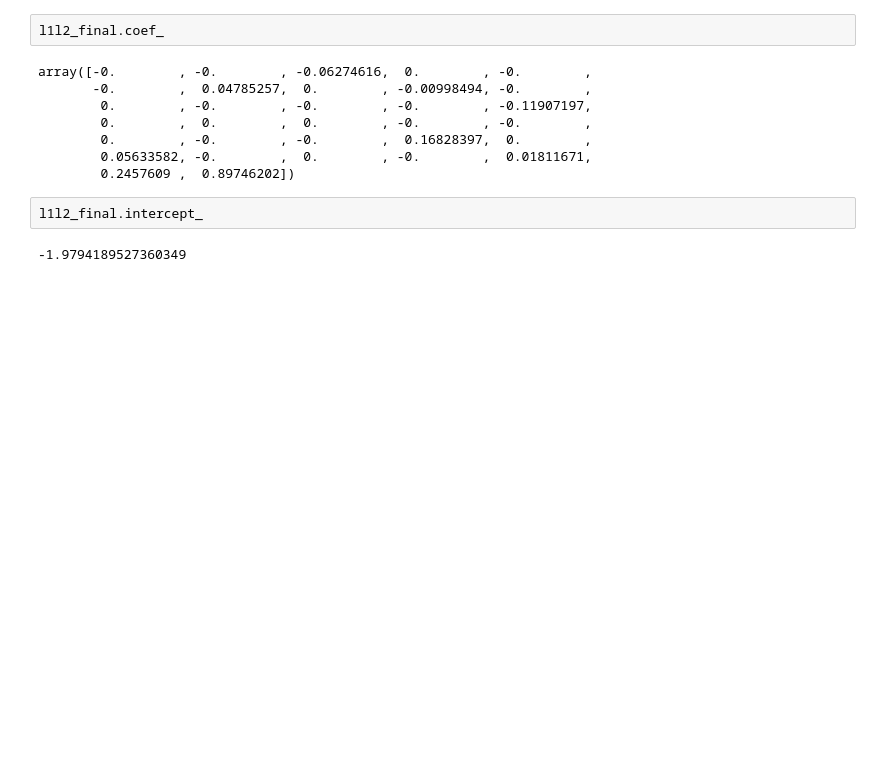
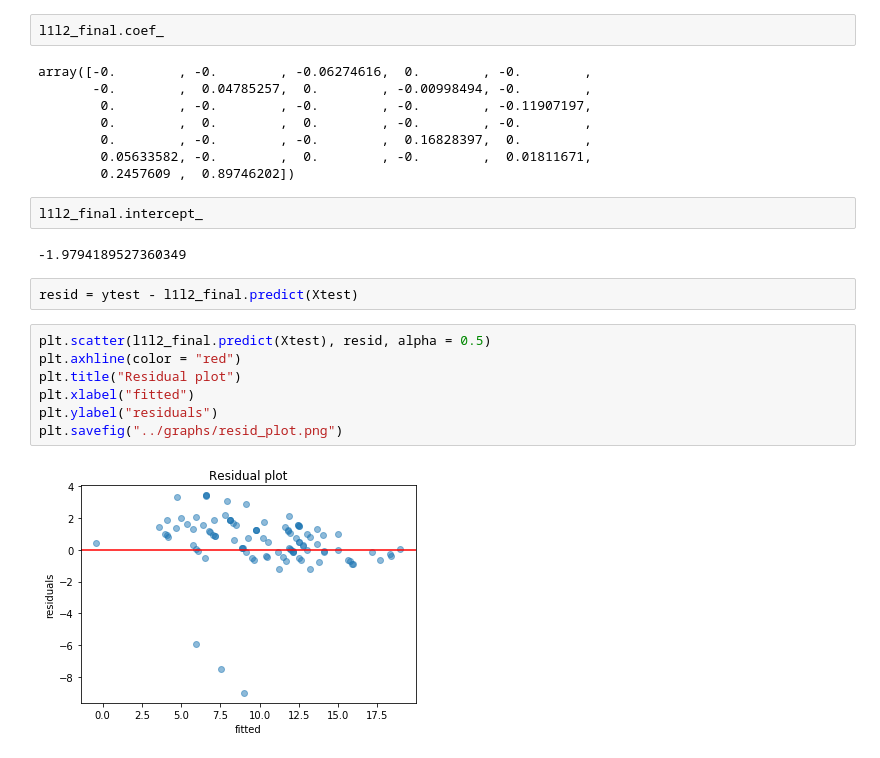
Before and after one commit to hadinh1306/feat-select_student-performance, a Jupyter notebook: src/model.ipynb, the cells around one changed output. Saved outputs shown, nothing was run; the diff lists cells and outputs as text; blank space fills up the shorter version.

Commit message:
Added residual plot

```diff
--- a/src/model.ipynb
+++ b/src/model.ipynb
@@ -246,3 +246,14 @@ array([-0.        , -0.        , -0.06274616,  0.        , -0.        ,
 l1l2_final.intercept_
 # %% [output]
 -1.9794189527360349
+# %%
+resid = ytest - l1l2_final.predict(Xtest)
+# %%
+plt.scatter(l1l2_final.predict(Xtest), resid, alpha = 0.5)
+plt.axhline(color = "red")
+plt.title("Residual plot")
+plt.xlabel("fitted")
+plt.ylabel("residuals")
+plt.savefig("../graphs/resid_plot.png")
+# %% [output]
+[figure, added]
```
Also changed, not shown: 1 other file.
